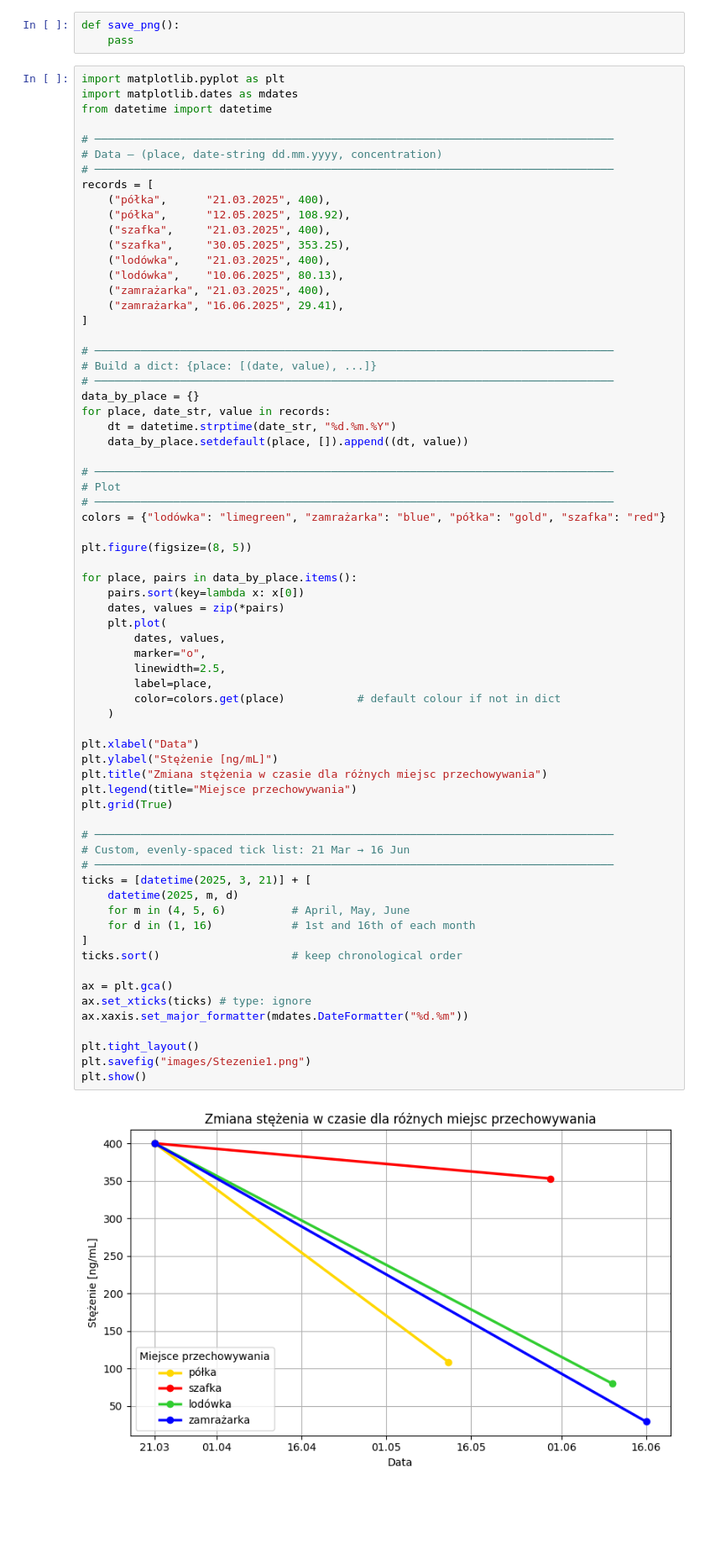
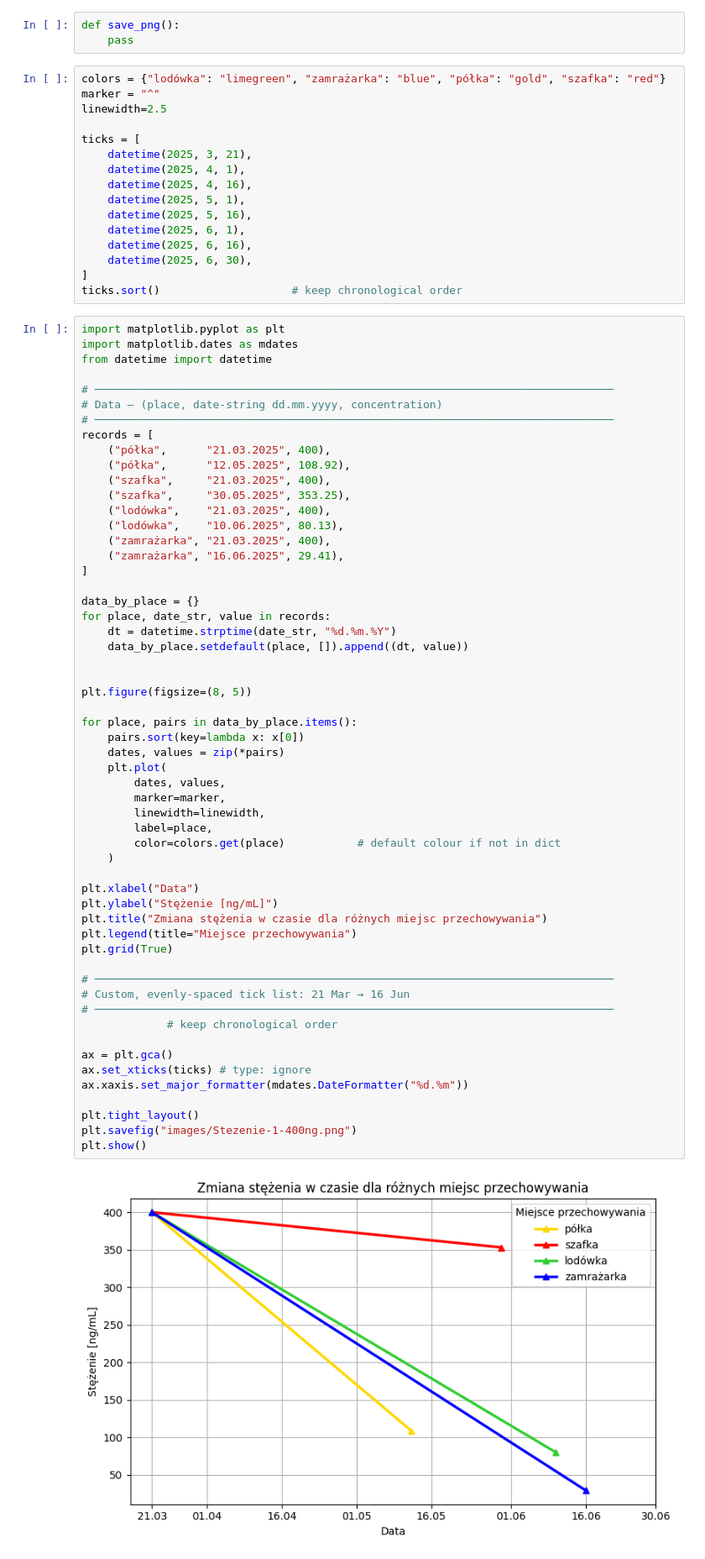
Before and after one commit to Teczka-user/ShareSpace, a Jupyter notebook: plot.ipynb, the cells around one changed output. Shown at 84% size. Drawn from its saved outputs; the diff is of its cells as text; blank space fills up the shorter version.

```diff
--- a/plot.ipynb
+++ b/plot.ipynb
@@ -8,6 +8,22 @@ from datetime import datetime
 # %%
 def save_png():
     pass
+# %%
+colors = {"lodówka": "limegreen", "zamrażarka": "blue", "półka": "gold", "szafka": "red"}
+marker = "^"
+linewidth=2.5
+
+ticks = [
+    datetime(2025, 3, 21),
+    datetime(2025, 4, 1),
+    datetime(2025, 4, 16),
+    datetime(2025, 5, 1),
+    datetime(2025, 5, 16),
+    datetime(2025, 6, 1),
+    datetime(2025, 6, 16),
+    datetime(2025, 6, 30),
+]
+ticks.sort()                    # keep chronological order
 # %%
 import matplotlib.pyplot as plt
 import matplotlib.dates as mdates
@@ -27,54 +43,42 @@ records = [
     ("zamrażarka", "16.06.2025", 29.41),
 ]
 
-# ───────────────────────────────────────────────────────────────────────────────
-# Build a dict: {place: [(date, value), ...]}
-# ───────────────────────────────────────────────────────────────────────────────
 data_by_place = {}
 for place, date_str, value in records:
     dt = datetime.strptime(date_str, "%d.%m.%Y")
     data_by_place.setdefault(place, []).append((dt, value))
 
-# ───────────────────────────────────────────────────────────────────────────────
-# Plot
-# ───────────────────────────────────────────────────────────────────────────────
-colors = {"lodówka": "limegreen", "zamrażarka": "blue", "półka": "gold", "szafka": "red"}
 
 plt.figure(figsize=(8, 5))
 
 for place, pairs in data_by_place.items():
     pairs.sort(key=lambda x: x[0])
     dates, values = zip(*pairs)
     plt.plot(
         dates, values,
-        marker="o",
-        linewidth=2.5,
+        marker=marker,
+        linewidth=linewidth,
         label=place,
         color=colors.get(place)           # default colour if not in dict
     )
 
 plt.xlabel("Data")
 plt.ylabel("Stężenie [ng/mL]")
 plt.title("Zmiana stężenia w czasie dla różnych miejsc przechowywania")
 plt.legend(title="Miejsce przechowywania")
 plt.grid(True)
 
 # ───────────────────────────────────────────────────────────────────────────────
 # Custom, evenly-spaced tick list: 21 Mar → 16 Jun
 # ───────────────────────────────────────────────────────────────────────────────
-ticks = [datetime(2025, 3, 21)] + [
-    datetime(2025, m, d)
-    for m in (4, 5, 6)          # April, May, June
-    for d in (1, 16)            # 1st and 16th of each month
-]
-ticks.sort()                    # keep chronological order
+             # keep chronological order
 
 ax = plt.gca()
 ax.set_xticks(ticks) # type: ignore
 ax.xaxis.set_major_formatter(mdates.DateFormatter("%d.%m"))
 
 plt.tight_layout()
-plt.savefig("images/Stezenie1.png")
+plt.savefig("images/Stezenie-1-400ng.png")
 plt.show()
 # %% [output]
-[figure, old version]
+[figure, new version]
```
Also changed, not shown: parts of 1 cell of this notebook, 2 other files.
